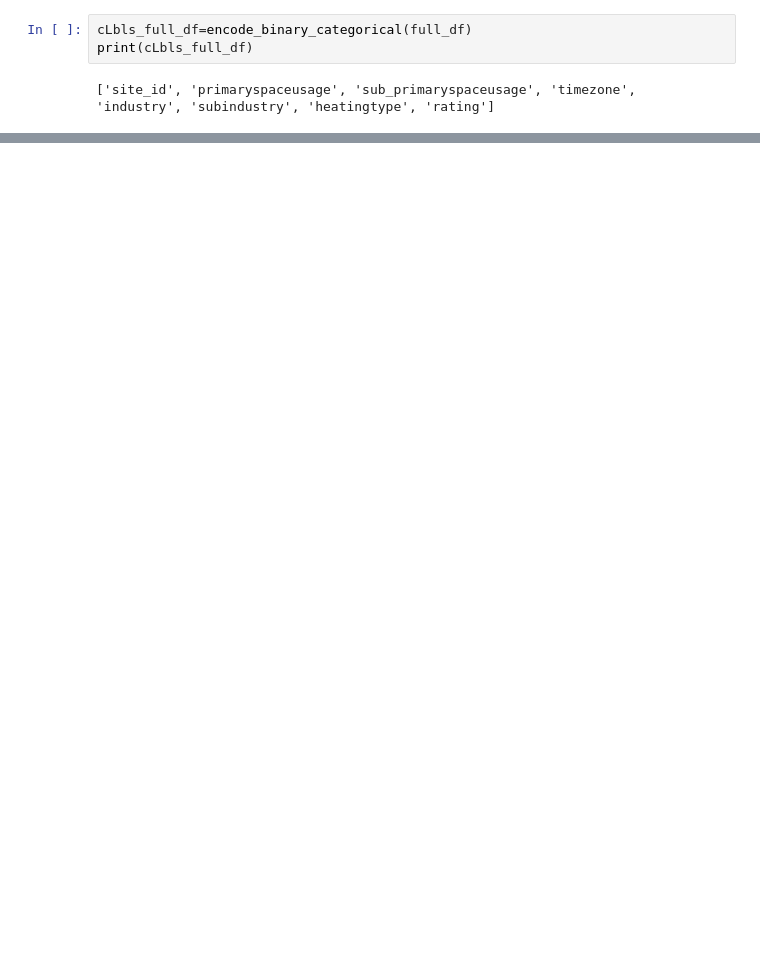
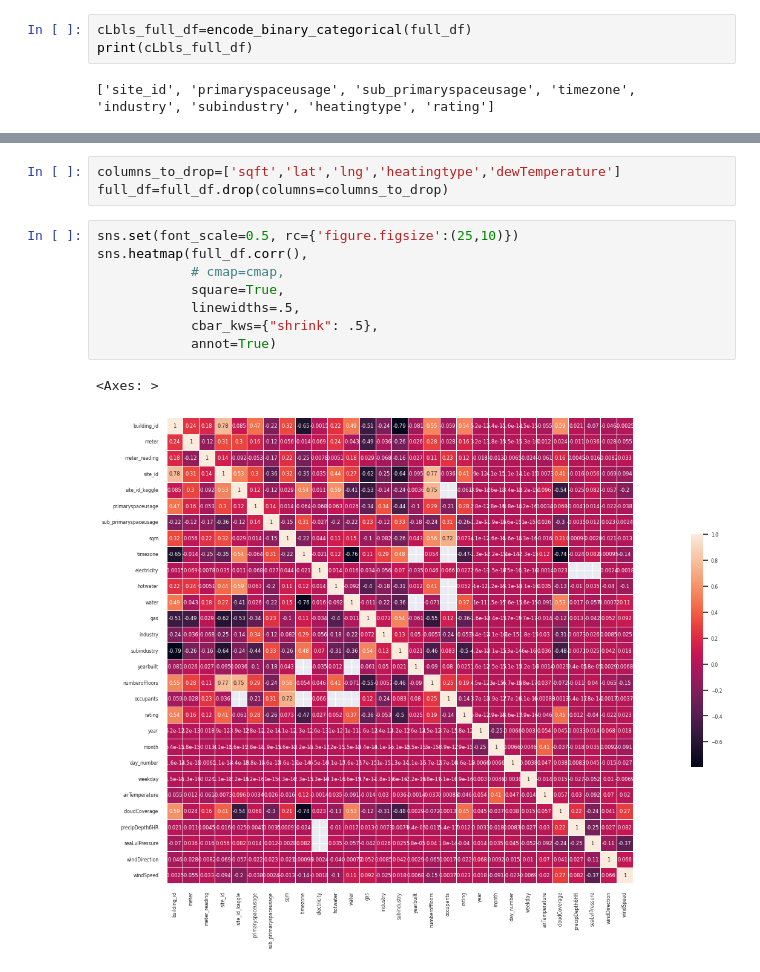
Before and after one commit to DmtrRm/IAAC2024_tutorials, a Jupyter notebook: kaggle_complete.ipynb, the cells around one changed output, grey strips where cells are left out. Drawn from its saved outputs; the diff is of its cells as text; blank space fills up the shorter version.

```diff
--- a/kaggle_complete.ipynb
+++ b/kaggle_complete.ipynb
@@ -171,0 +129,14 @@ full_df.head()
+# %%
+columns_to_drop=['sqft','lat','lng','heatingtype','dewTemperature']
+full_df=full_df.drop(columns=columns_to_drop)
+# %%
+sns.set(font_scale=0.5, rc={'figure.figsize':(25,10)})
+sns.heatmap(full_df.corr(),
+            # cmap=cmap,
+            square=True,
+            linewidths=.5,
+            cbar_kws={"shrink": .5},
+            annot=True)
+# %% [output]
+<Axes: >
+[figure, added]
```
Also changed, not shown: parts of 27 cells of this notebook.
